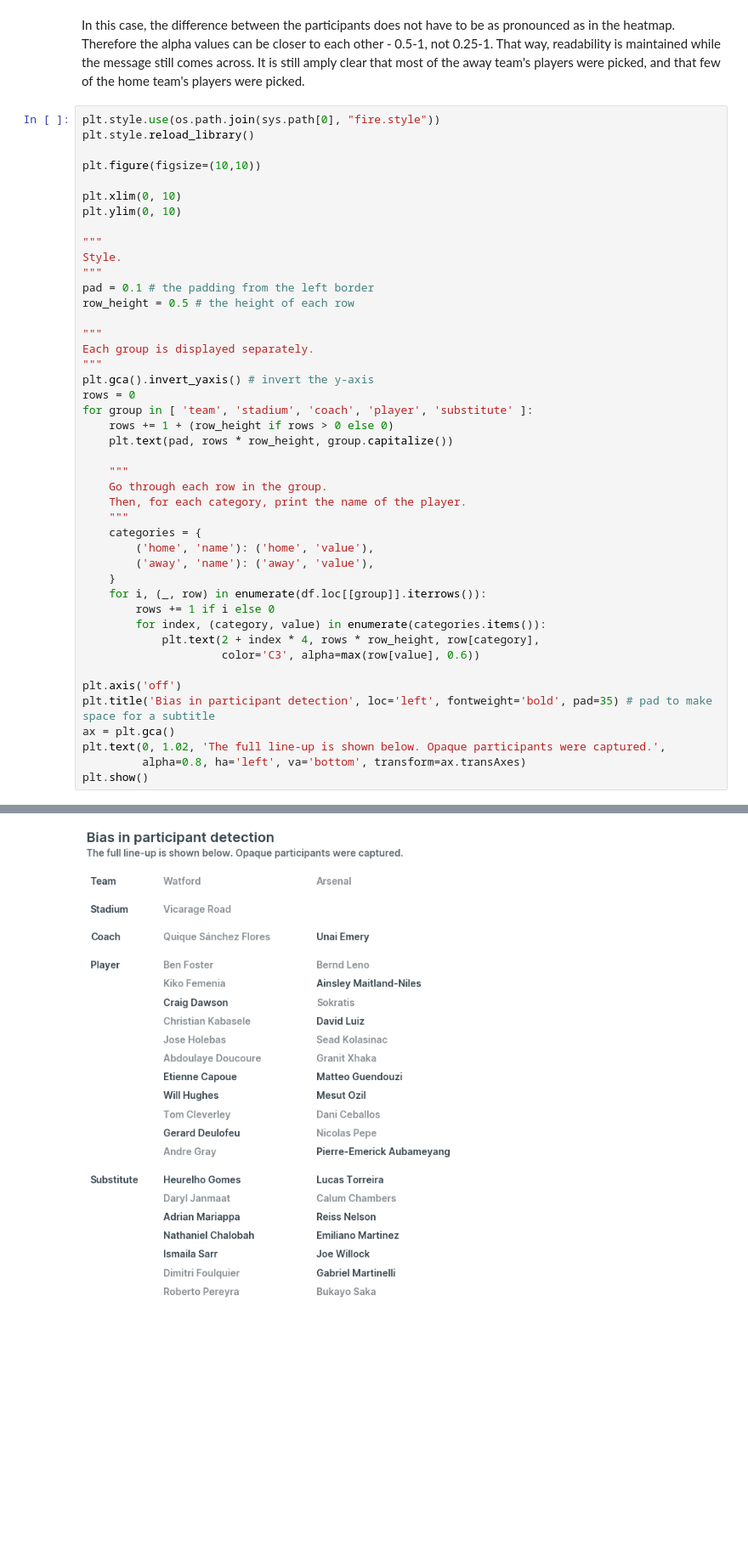
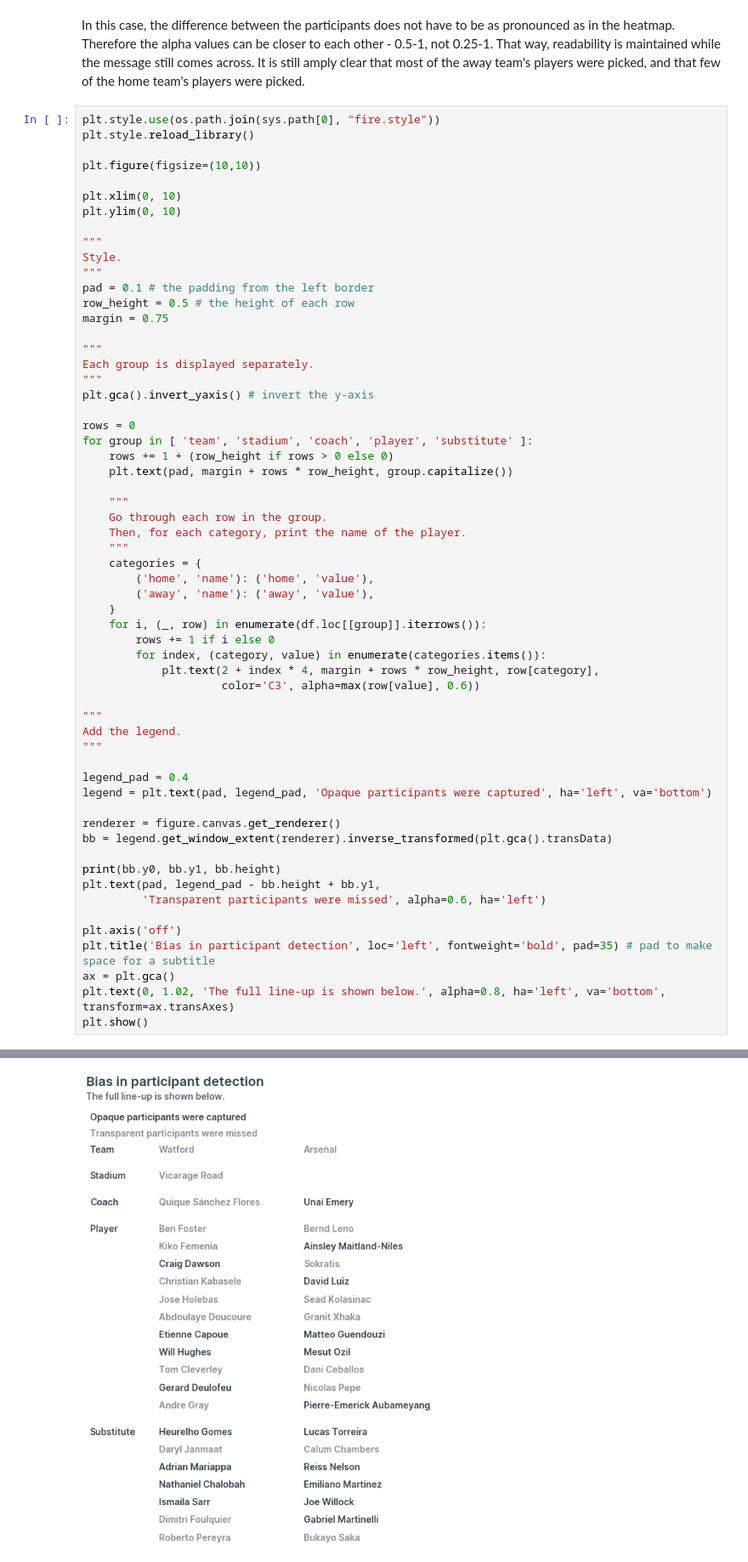
Before and after one commit to NicholasMamo/EvenTDT, a Jupyter notebook: notebooks/Visualizations/Text.ipynb, the cells around one changed output, grey strips where cells are left out. Shown: that part at 85% size. Saved outputs shown, nothing was run; the diff lists cells and outputs as text; blank space fills up the shorter version.

Commit message:
Add a text legend to the line-up visualization

```diff
--- a/notebooks/Visualizations/Text.ipynb
+++ b/notebooks/Visualizations/Text.ipynb
@@ -269,15 +269,17 @@ Style.
 """
 pad = 0.1 # the padding from the left border
 row_height = 0.5 # the height of each row
+margin = 0.75
 
 """
 Each group is displayed separately.
 """
 plt.gca().invert_yaxis() # invert the y-axis
+
 rows = 0
 for group in [ 'team', 'stadium', 'coach', 'player', 'substitute' ]:
     rows += 1 + (row_height if rows > 0 else 0)
-    plt.text(pad, rows * row_height, group.capitalize())
+    plt.text(pad, margin + rows * row_height, group.capitalize())
 
     """
     Go through each row in the group.
@@ -290,13 +292,26 @@ for group in [ 'team', 'stadium', 'coach', 'player', 'substitute' ]:
     for i, (_, row) in enumerate(df.loc[[group]].iterrows()):
         rows += 1 if i else 0
         for index, (category, value) in enumerate(categories.items()):
-            plt.text(2 + index * 4, rows * row_height, row[category],
+            plt.text(2 + index * 4, margin + rows * row_height, row[category],
                      color='C3', alpha=max(row[value], 0.6))
+
+"""
+Add the legend.
+"""
+
+legend_pad = 0.4
+legend = plt.text(pad, legend_pad, 'Opaque participants were captured', ha='left', va='bottom')
+
+renderer = figure.canvas.get_renderer()
+bb = legend.get_window_extent(renderer).inverse_transformed(plt.gca().transData)
+
+print(bb.y0, bb.y1, bb.height)
+plt.text(pad, legend_pad - bb.height + bb.y1,
+         'Transparent participants were missed', alpha=0.6, ha='left')
 
 plt.axis('off')
 plt.title('Bias in participant detection', loc='left', fontweight='bold', pad=35) # pad to make space for a subtitle
 ax = plt.gca()
-plt.text(0, 1.02, 'The full line-up is shown below. Opaque participants were captured.',
-         alpha=0.8, ha='left', va='bottom', transform=ax.transAxes)
+plt.text(0, 1.02, 'The full line-up is shown below.', alpha=0.8, ha='left', va='bottom', transform=ax.transAxes)
 plt.show()
 # %% [output]
@@ -303,4 +319,4 @@ plt.show()
-[figure, old version]
+[figure, new version]
 # %% [markdown]
 ## Annotations
 
```
Also changed, not shown: parts of 1 cell of this notebook.
